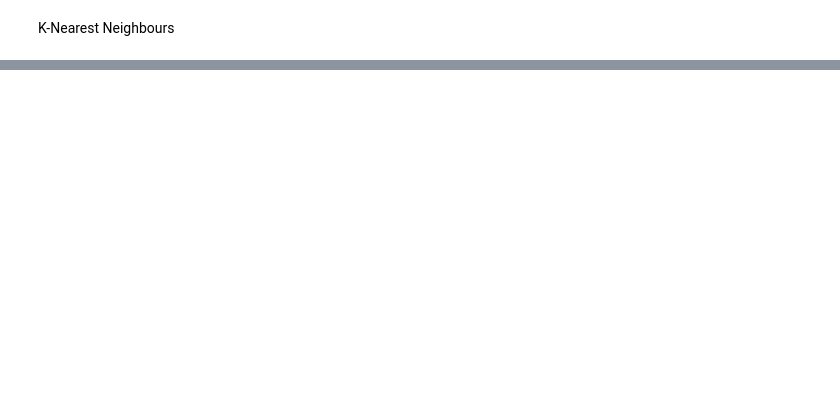
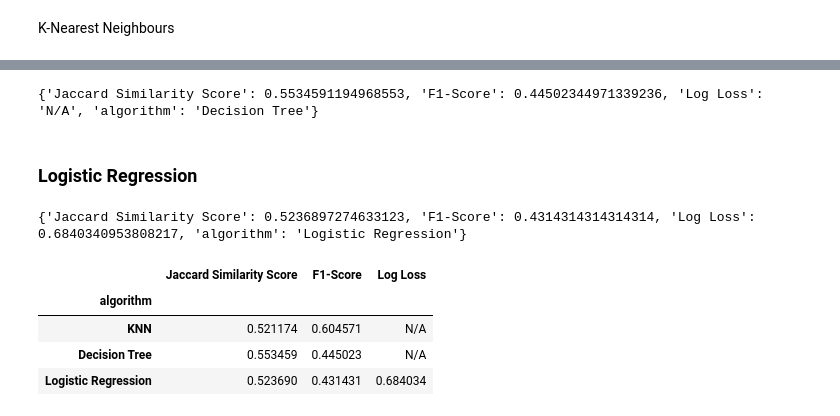
Before and after one commit to Ayushft/Coursera_Capstone, a Jupyter notebook: Applied_Data_Science_Capstone.ipynb, the cells around one changed output, grey strips where cells are left out. Saved outputs shown, nothing was run; the diff lists cells and outputs as text; code cells hidden in the pictures; blank space fills up the shorter version.

```diff
--- a/Applied_Data_Science_Capstone.ipynb
+++ b/Applied_Data_Science_Capstone.ipynb
@@ -293,0 +323,35 @@ K-Nearest Neighbours
+# %%
+dtr_jss = jaccard_similarity_score(y_test,dtr_yhat)
+dtr_f1s = f1_score(y_test,dtr_yhat)
+# %%
+dtr_scores = {'Jaccard Similarity Score':dtr_jss,
+              'F1-Score':dtr_f1s,
+              'Log Loss':'N/A',
+              'algorithm':'Decision Tree'}
+print(dtr_scores)
+# %% [output]
+{'Jaccard Similarity Score': 0.5534591194968553, 'F1-Score': 0.44502344971339236, 'Log Loss': 'N/A', 'algorithm': 'Decision Tree'}
+# %% [markdown]
+### Logistic Regression
+# %%
+lgr_jss = jaccard_similarity_score(y_test,lgr_yhat)
+lgr_f1s = f1_score(y_test,lgr_yhat)
+lgr_lls = log_loss(y_test,lgr_yprob)
+# %%
+lgr_scores = {'Jaccard Similarity Score': lgr_jss,
+              'F1-Score':lgr_f1s,
+              'Log Loss':lgr_lls,
+              'algorithm':'Logistic Regression'}
+print(lgr_scores)
+# %% [output]
+{'Jaccard Similarity Score': 0.5236897274633123, 'F1-Score': 0.4314314314314314, 'Log Loss': 0.6840340953808217, 'algorithm': 'Logistic Regression'}
+# %%
+results = pd.DataFrame.from_dict([knn_scores, dtr_scores,lgr_scores])
+results.set_index('algorithm',inplace=True)
+results
+# %% [output]
+|  | Jaccard Similarity Score | F1-Score | Log Loss |
+| algorithm |  |  |  |
+| KNN | 0.521174 | 0.604571 | N/A |
+| Decision Tree | 0.553459 | 0.445023 | N/A |
+| Logistic Regression | 0.523690 | 0.431431 | 0.684034 |
```
Also changed, not shown: parts of 9 cells of this notebook.
